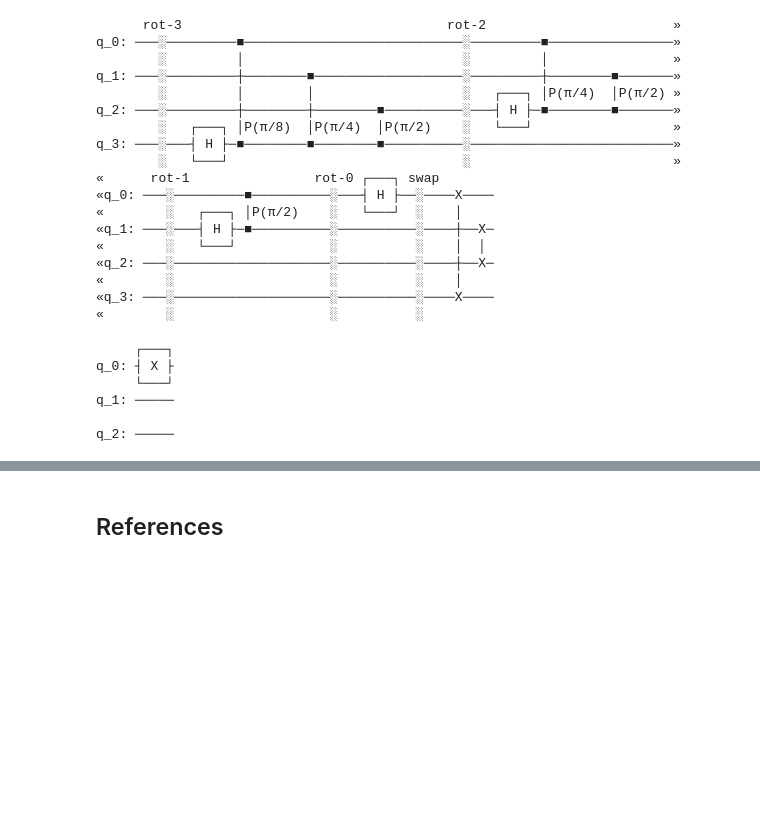
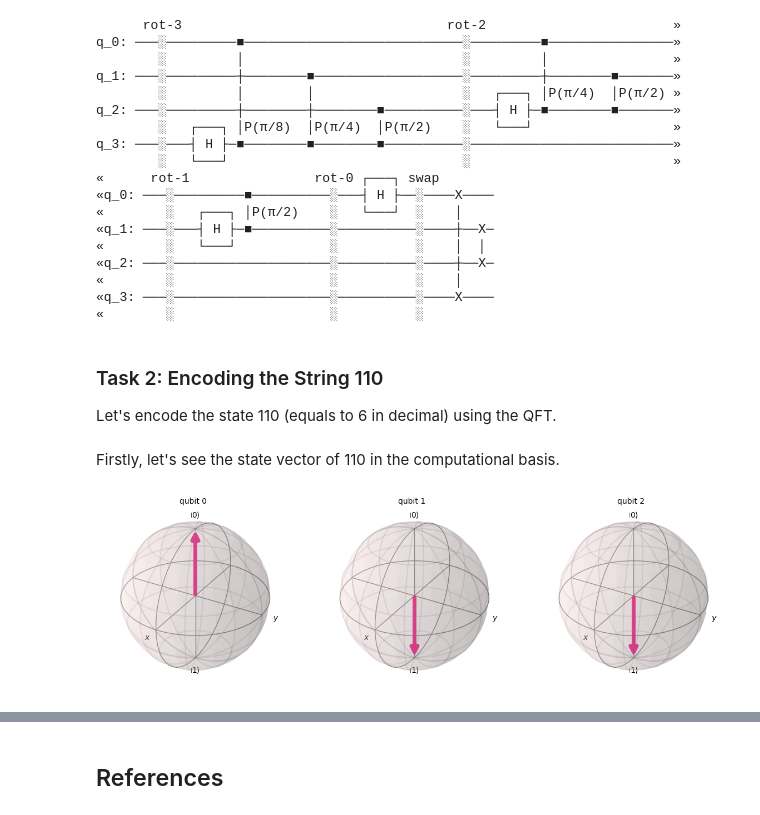
Before and after one commit to yoyolicoris/qmul-ecs7011-courseworks, a Jupyter notebook: coursework2.ipynb, the cells around one changed output, grey strips where cells are left out. Saved outputs shown, nothing was run; the diff lists cells and outputs as text; code cells hidden in the pictures; blank space fills up the shorter version.

```diff
--- a/coursework2.ipynb
+++ b/coursework2.ipynb
@@ -236,23 +237,7 @@ q_3: ───░───┤ H ├─■────────■────
 «        ░                    ░          ░    │
 «q_3: ───░────────────────────░──────────░────X────
 «        ░                    ░          ░
-# %%
-def get_number_as_circuit(num: int, num_qubits: int) -> QuantumCircuit:
-    circuit = QuantumCircuit(num_qubits)
-    reduce(
-        lambda _, i: circuit.x(i) if (num & (1 << i)) else circuit,
-        range(num_qubits),
-        None
-    )
-    return circuit
-
-
-qc = get_number_as_circuit(int("0b001", 2), 3)
-qc.draw()
-# %% [output]
-     ┌───┐
-q_0: ┤ X ├
-     └───┘
-q_1: ─────
-
-q_2: ─────
+# %% [markdown]
+### Task 2: Encoding the String 110
+
+Let's encode the state 110 (equals to 6 in decimal) using the QFT.
@@ -258,0 +263,12 @@ q_2: ─────
+# %% [markdown]
+Firstly, let's see the state vector of 110 in the computational basis.
+# %%
+test_data = "110"
+data_qc = get_string_as_circuit(test_data, len(test_data))
+
+data_copy = data_qc.copy()
+data_copy.save_statevector()
+statevector = simulator.run(data_copy).result().get_statevector()
+plot_bloch_multivector(statevector)
+# %% [output]
+[figure, added]
```
Also changed, not shown: parts of 25 cells of this notebook.
